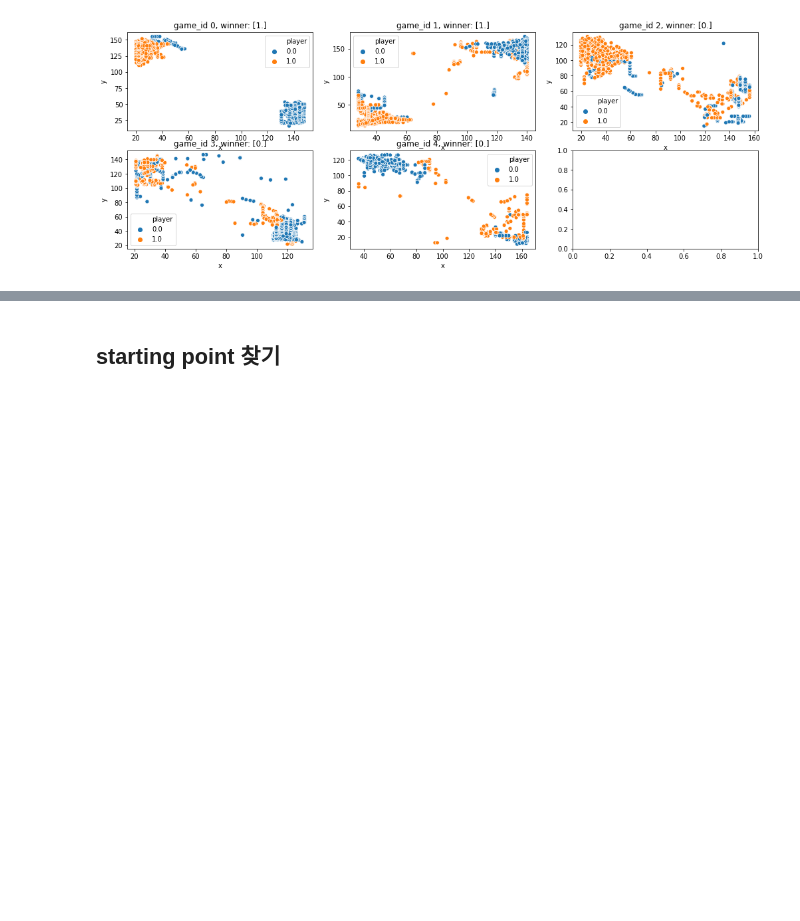
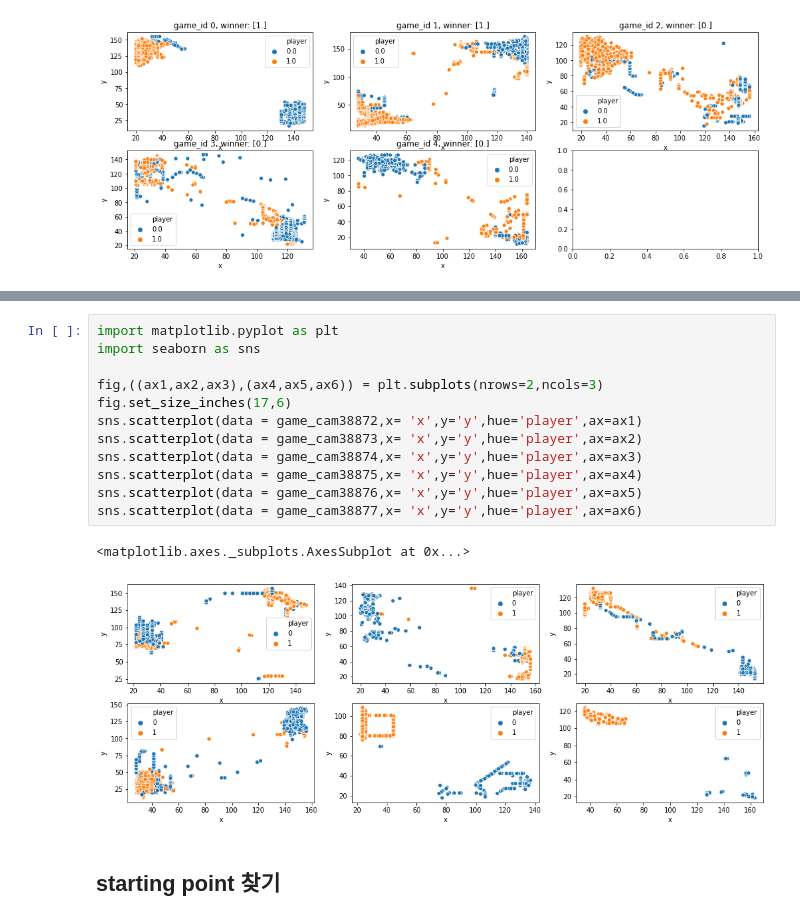
Before and after one commit to dbsgh3344/kaggle_study, a Jupyter notebook: dacon_starcraft/EDA/EDA Camera, StartingPoint.ipynb, the cells around one changed output, grey strips where cells are left out. Drawn from its saved outputs; the diff is of its cells as text; blank space fills up the shorter version.

```diff
--- a/dacon_starcraft/EDA/EDA Camera, StartingPoint.ipynb
+++ b/dacon_starcraft/EDA/EDA Camera, StartingPoint.ipynb
@@ -69,3 +92,18 @@ ax5.set( title="game_id 4, winner: {}".format(game_cam4['winner'].unique()))
+# %%
+import matplotlib.pyplot as plt
+import seaborn as sns
+
+fig,((ax1,ax2,ax3),(ax4,ax5,ax6)) = plt.subplots(nrows=2,ncols=3)
+fig.set_size_inches(17,6)
+sns.scatterplot(data = game_cam38872,x= 'x',y='y',hue='player',ax=ax1)
+sns.scatterplot(data = game_cam38873,x= 'x',y='y',hue='player',ax=ax2)
+sns.scatterplot(data = game_cam38874,x= 'x',y='y',hue='player',ax=ax3)
+sns.scatterplot(data = game_cam38875,x= 'x',y='y',hue='player',ax=ax4)
+sns.scatterplot(data = game_cam38876,x= 'x',y='y',hue='player',ax=ax5)
+sns.scatterplot(data = game_cam38877,x= 'x',y='y',hue='player',ax=ax6)
+# %% [output]
+<matplotlib.axes._subplots.AxesSubplot at 0x...>
+[figure, added]
 # %% [markdown]
 ## starting point 찾기
 # %%
```
Also changed, not shown: parts of 49 cells of this notebook, 3 other files.
